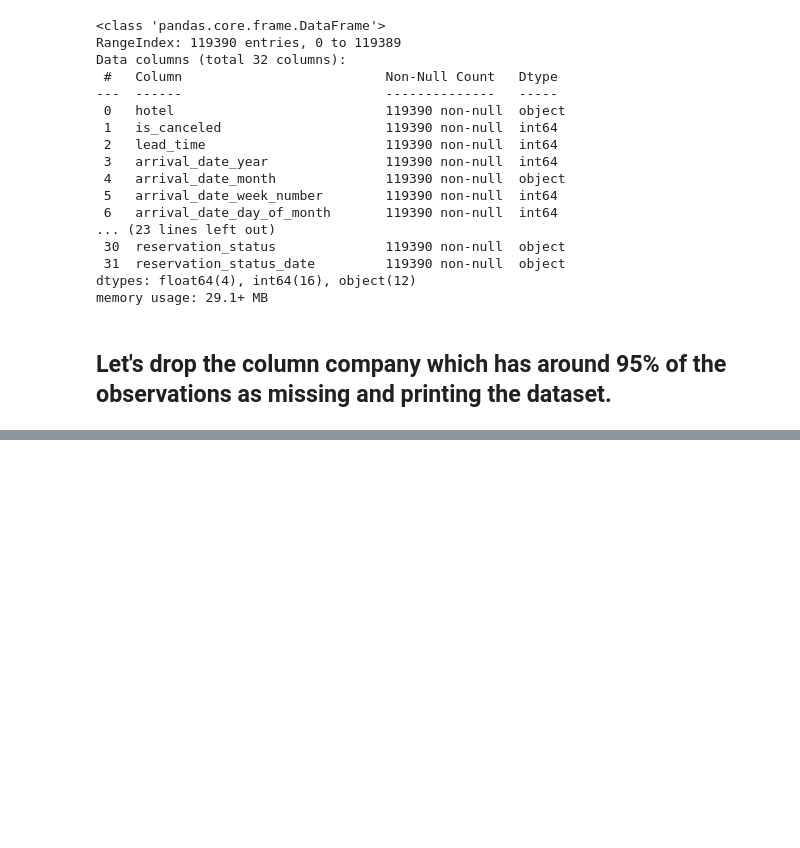
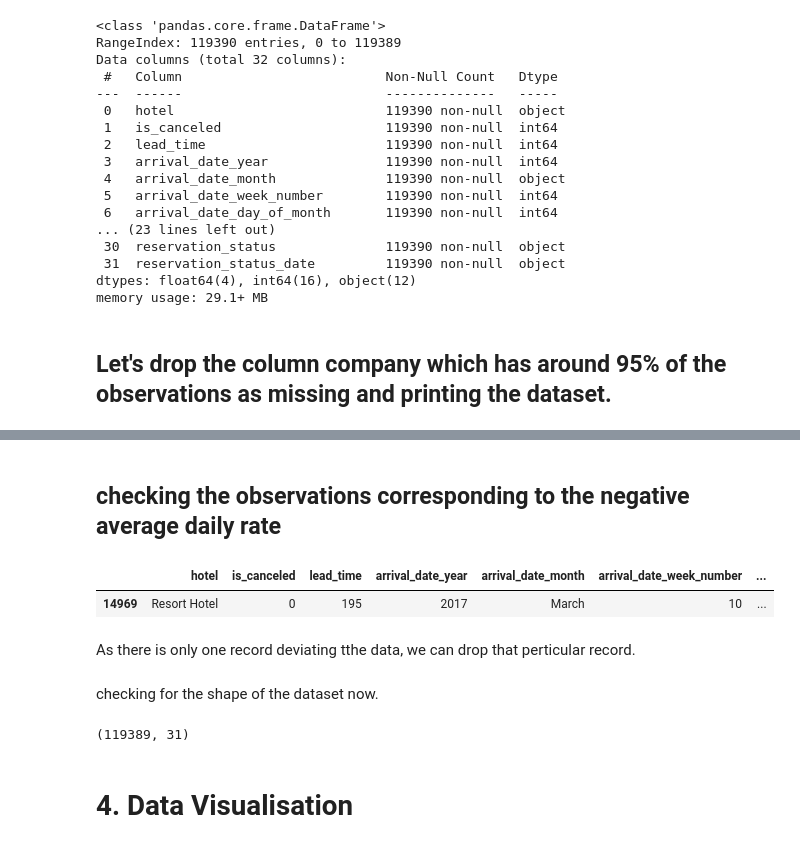
Before and after one commit to Ritvik-Bhatia/EDA-HotelBookingAnalysis, a Jupyter notebook: Hotel_Booking_Analysis_Capstone_Project.ipynb, the cells around one changed output, grey strips where cells are left out. Cells and saved outputs as stored; diff of their text form; code cells hidden in the pictures; blank space fills up the shorter version.

```diff
--- a/Hotel_Booking_Analysis_Capstone_Project.ipynb
+++ b/Hotel_Booking_Analysis_Capstone_Project.ipynb
@@ -180,0 +312,10 @@ hoteldata
+# %% [markdown]
+## checking the observations corresponding to the negative average daily rate
+# %%
+hoteldata[hoteldata['average_daily_rate']<0]
+# %% [output]
+|  | hotel | is_canceled | lead_time | arrival_date_year | arrival_date_month | arrival_date_week_number | ... |
+| 14969 | Resort Hotel | 0 | 195 | 2017 | March | 10 | ... |
+# %% [markdown]
+
+As there is only one record deviating tthe data, we can drop that perticular record.
@@ -180,0 +324,8 @@ hoteldata
+# %% [markdown]
+checking for the shape of the dataset now.
+# %%
+hoteldata.shape
+# %% [output]
+(119389, 31)
+# %% [markdown]
+# 4. Data Visualisation
```
Also changed, not shown: parts of 28 cells of this notebook.
